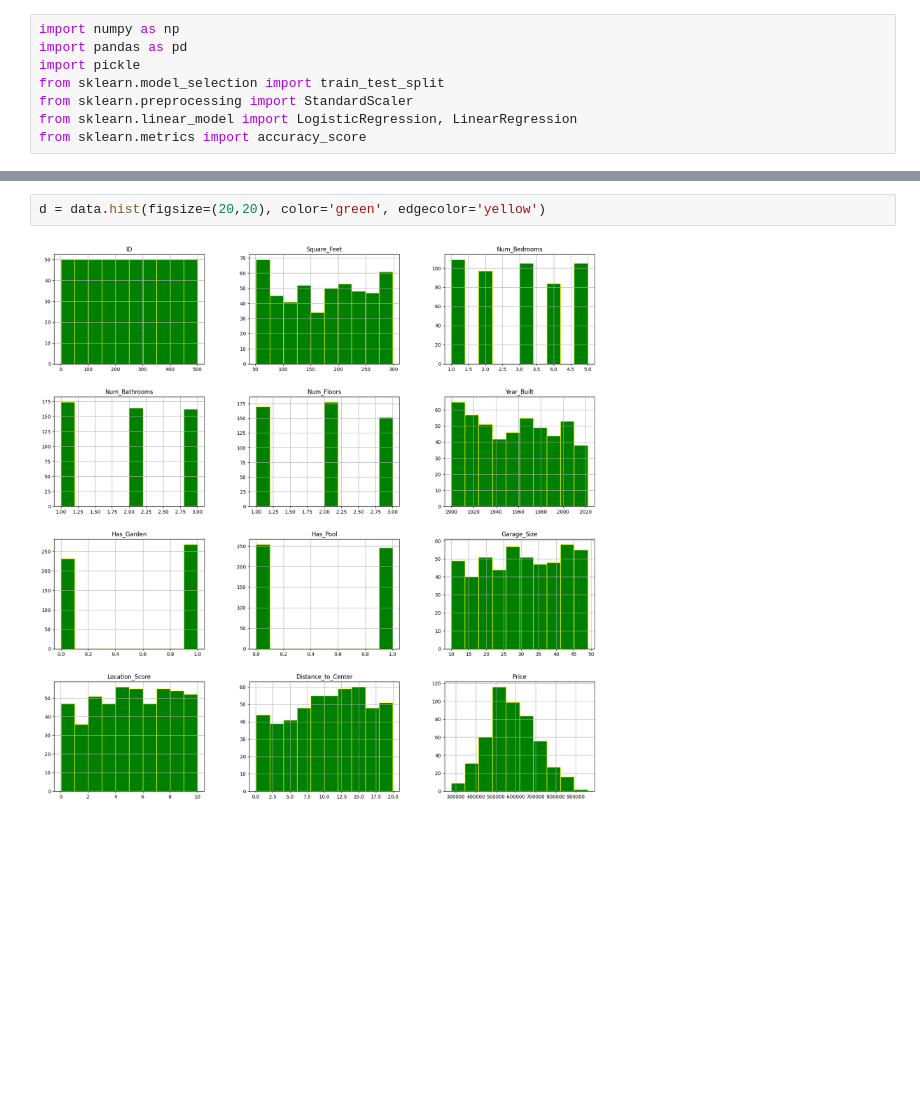
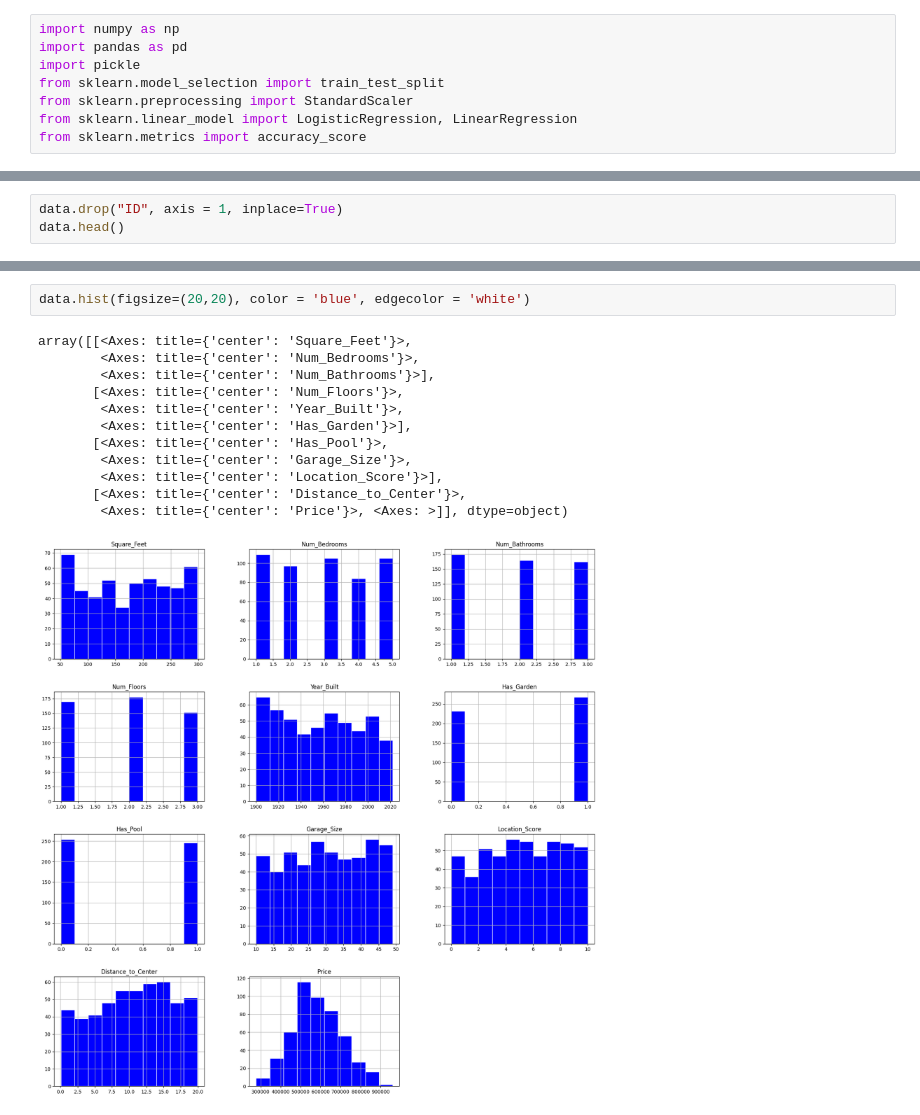
Before and after one commit to Aphelios28/Home-Price-Prediction, a Jupyter notebook: test.ipynb, the cells around one changed output, grey strips where cells are left out. Drawn from its saved outputs; the diff is of its cells as text; blank space fills up the shorter version.

```diff
--- a/test.ipynb
+++ b/test.ipynb
@@ -29,0 +59,3 @@ print(data)
+# %%
+data.drop("ID", axis = 1, inplace=True)
+data.head()
@@ -30,4 +69,15 @@ print(data)
 # %%
-d = data.hist(figsize=(20,20), color='green', edgecolor='yellow')
+data.hist(figsize=(20,20), color = 'blue', edgecolor = 'white')
 # %% [output]
+array([[<Axes: title={'center': 'Square_Feet'}>,
+        <Axes: title={'center': 'Num_Bedrooms'}>,
+        <Axes: title={'center': 'Num_Bathrooms'}>],
+       [<Axes: title={'center': 'Num_Floors'}>,
+        <Axes: title={'center': 'Year_Built'}>,
+        <Axes: title={'center': 'Has_Garden'}>],
+       [<Axes: title={'center': 'Has_Pool'}>,
+        <Axes: title={'center': 'Garage_Size'}>,
+        <Axes: title={'center': 'Location_Score'}>],
+       [<Axes: title={'center': 'Distance_to_Center'}>,
+        <Axes: title={'center': 'Price'}>, <Axes: >]], dtype=object)
-[figure, old version]
+[figure, new version]
```
Also changed, not shown: parts of 11 cells of this notebook, 1 other file.
